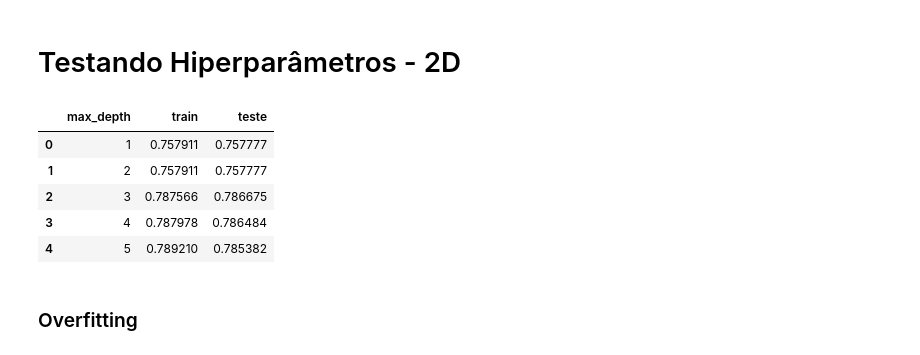
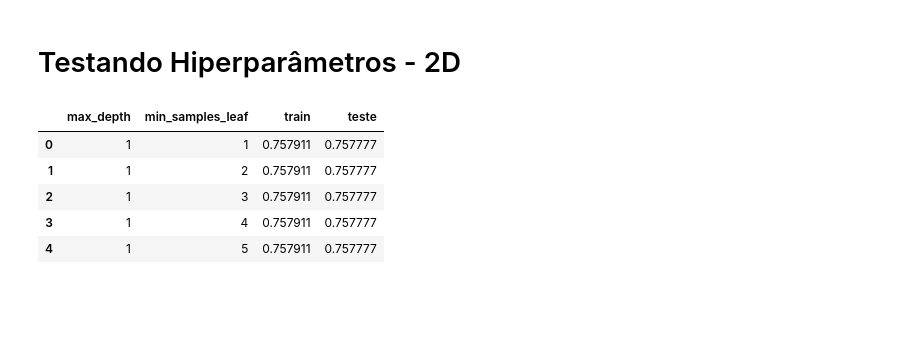
Before and after one commit to Guilherme-Ataliba/Alura-MachineLearning, a Jupyter notebook: ML_otimizacao_de_modelos_hiperparametros/Untitled.ipynb, the cells around one changed output. Drawn from its saved outputs; the diff is of its cells as text; code cells hidden in the pictures; blank space fills up the shorter version.

```diff
--- a/ML_otimizacao_de_modelos_hiperparametros/Untitled.ipynb
+++ b/ML_otimizacao_de_modelos_hiperparametros/Untitled.ipynb
@@ -219,27 +219,33 @@ plt.legend()
 # %%
 def roda_avore_de_decisao(max_depth, min_samples_leaf):
     SEED = 301
     np.random.seed(SEED)
 
     cv = GroupKFold(n_splits=10)
     modelo = DecisionTreeClassifier(max_depth=max_depth, min_samples_leaf=min_samples_leaf)
     results = cross_validate(modelo, X_azar, y_azar, cv=cv, groups=dados.modelo, return_train_score=True)
     # print(f"Arvore max_depth = {max_depth}, treino = {results['train_score'].mean():.2f}, teste = {results['test_score'].mean():.2f}")
 
     train_score = results['train_score'].mean()
     test_score = results['test_score'].mean()
-    tabela = [max_depth, train_score, test_score]
+    tabela = [max_depth, min_samples_leaf, train_score, test_score]
     return tabela
 
-resultados = [roda_avore_de_decisao(i) for i in range(1, 33)]
-resultados = pd.DataFrame(resultados, columns=["max_depth", "train", "teste"])
+def busca():
+    resultados = []
+    for max_depth in range(1, 11):
+        for min_samples_leaf in range(1, 11):
+            tabela = roda_avore_de_decisao(max_depth, min_samples_leaf)
+            resultados.append(tabela)
+    resultados = pd.DataFrame(resultados, columns=["max_depth", "min_samples_leaf", "train", "teste"])
+    return resultados
+
+resultados = busca()
 resultados.head()
 # %% [output]
-|  | max_depth | train | teste |
-| 0 | 1 | 0.757911 | 0.757777 |
-| 1 | 2 | 0.757911 | 0.757777 |
-| 2 | 3 | 0.787566 | 0.786675 |
-| 3 | 4 | 0.787978 | 0.786484 |
-| 4 | 5 | 0.789210 | 0.785382 |
+|  | max_depth | min_samples_leaf | train | teste |
+| 0 | 1 | 1 | 0.757911 | 0.757777 |
+| 1 | 1 | 2 | 0.757911 | 0.757777 |
+| 2 | 1 | 3 | 0.757911 | 0.757777 |
+| 3 | 1 | 4 | 0.757911 | 0.757777 |
+| 4 | 1 | 5 | 0.757911 | 0.757777 |
-# %% [markdown]
-### Overfitting
```
Also changed, not shown: parts of 24 cells of this notebook, 5 other files.
